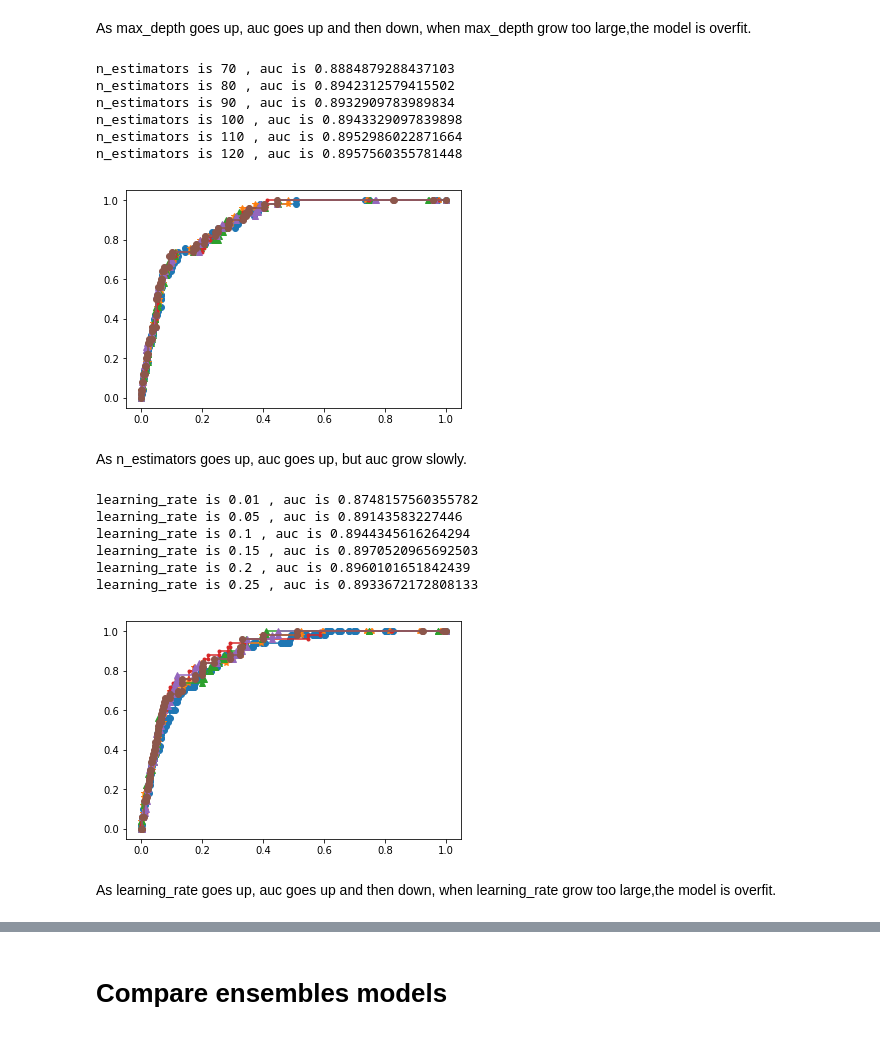
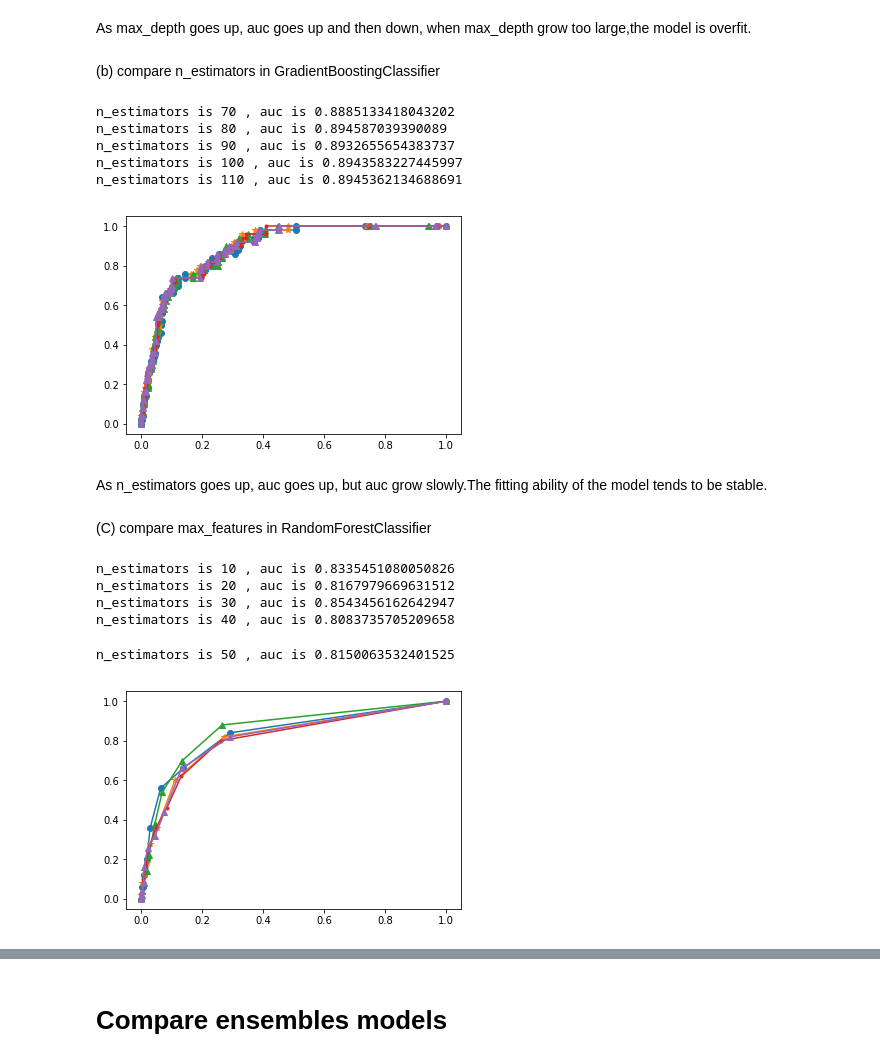
Before and after one commit to Ming-H/ozone, a Jupyter notebook: GBDT_RF.ipynb, the cells around one changed output, grey strips where cells are left out. Saved outputs shown, nothing was run; the diff lists cells and outputs as text; code cells hidden in the pictures.

```diff
--- a/GBDT_RF.ipynb
+++ b/GBDT_RF.ipynb
@@ -52,7 +52,7 @@ Name: Orzone, dtype: int64
 # %%
 fpr = []
 tpr = []
-for size in [0.2, 0.3, 0.4, 0.5]:
+for size in [0.2, 0.4, 0.6, 0.8]:
     X_train, X_test, y_train, y_test = train_test_split(
                                 df_data1.iloc[:, 1:-1].values,
                                 df_data1.iloc[:, -1].values,
@@ -122,10 +124,12 @@ max_depth is 8 , auc is 0.8486277001270648
 # %% [markdown]
 As max_depth goes up, auc goes up and then down, when max_depth grow too large,the model is overfit.
+# %% [markdown]
+(b) compare n_estimators in GradientBoostingClassifier
 # %%
 fpr = []
 tpr = []
 
-for item in [70, 80, 90, 100, 110, 120]:
+for item in [70, 80, 90, 100, 110]:
     model = GradientBoostingClassifier(n_estimators = item)
     model.fit(X_train, y_train)
     y_new = model.predict_proba(X_test)[:, 1]
@@ -141,47 +145,42 @@ plt.plot(fpr[1], tpr[1], marker = '*')
 plt.plot(fpr[2], tpr[2], marker = '^')
 plt.plot(fpr[3], tpr[3], marker = '.')
 plt.plot(fpr[4], tpr[4], marker = '^')
-plt.plot(fpr[5], tpr[5], marker = 'o')
 plt.show()
 # %% [output]
-n_estimators is 70 , auc is 0.8884879288437103
-n_estimators is 80 , auc is 0.8942312579415502
-n_estimators is 90 , auc is 0.8932909783989834
-n_estimators is 100 , auc is 0.8943329097839898
-n_estimators is 110 , auc is 0.8952986022871664
-n_estimators is 120 , auc is 0.8957560355781448
+n_estimators is 70 , auc is 0.8885133418043202
+n_estimators is 80 , auc is 0.894587039390089
+n_estimators is 90 , auc is 0.8932655654383737
+n_estimators is 100 , auc is 0.8943583227445997
+n_estimators is 110 , auc is 0.8945362134688691
-[figure, old version]
+[figure, new version]
 # %% [markdown]
-As n_estimators goes up, auc goes up, but auc grow slowly.
+As n_estimators goes up, auc goes up, but auc grow slowly.The fitting ability of the model tends to be stable.
+# %% [markdown]
+(C) compare max_features in RandomForestClassifier
 # %%
 fpr = []
 tpr = []
-
-for item in [0.01, 0.05, 0.1, 0.15, 0.2, 0.25]:
-    model = GradientBoostingClassifier(learning_rate = item)
+for item in [10, 20, 30, 40, 50]:
+    model = RandomForestClassifier(max_features = item)
     model.fit(X_train, y_train)
     y_new = model.predict_proba(X_test)[:, 1]
 
     auc = metrics.roc_auc_score(y_test,y_new)
-    print('learning_rate is %s' % item, ', auc is %s' % auc)
+    print('n_estimators is %s' % item, ', auc is %s' % auc)
 
     fpr.append(metrics.roc_curve(y_test, y_new)[0])
     tpr.append(metrics.roc_curve(y_test, y_new)[1])
 
 plt.plot(fpr[0], tpr[0], marker = 'o')
 plt.plot(fpr[1], tpr[1], marker = '*')
 plt.plot(fpr[2], tpr[2], marker = '^')
 plt.plot(fpr[3], tpr[3], marker = '.')
 plt.plot(fpr[4], tpr[4], marker = '^')
-plt.plot(fpr[5], tpr[5], marker = 'o')
 plt.show()
 # %% [output]
-learning_rate is 0.01 , auc is 0.8748157560355782
-learning_rate is 0.05 , auc is 0.89143583227446
-learning_rate is 0.1 , auc is 0.8944345616264294
-learning_rate is 0.15 , auc is 0.8970520965692503
-learning_rate is 0.2 , auc is 0.8960101651842439
-learning_rate is 0.25 , auc is 0.8933672172808133
+n_estimators is 10 , auc is 0.8335451080050826
+n_estimators is 20 , auc is 0.8167979669631512
+n_estimators is 30 , auc is 0.8543456162642947
+n_estimators is 40 , auc is 0.8083735705209658
+n_estimators is 50 , auc is 0.8150063532401525
-[figure, old version]
+[figure, new version]
-# %% [markdown]
-As learning_rate goes up, auc goes up and then down, when learning_rate grow too large,the model is overfit.
```
Also changed, not shown: parts of 12 cells of this notebook, 3 other files.
